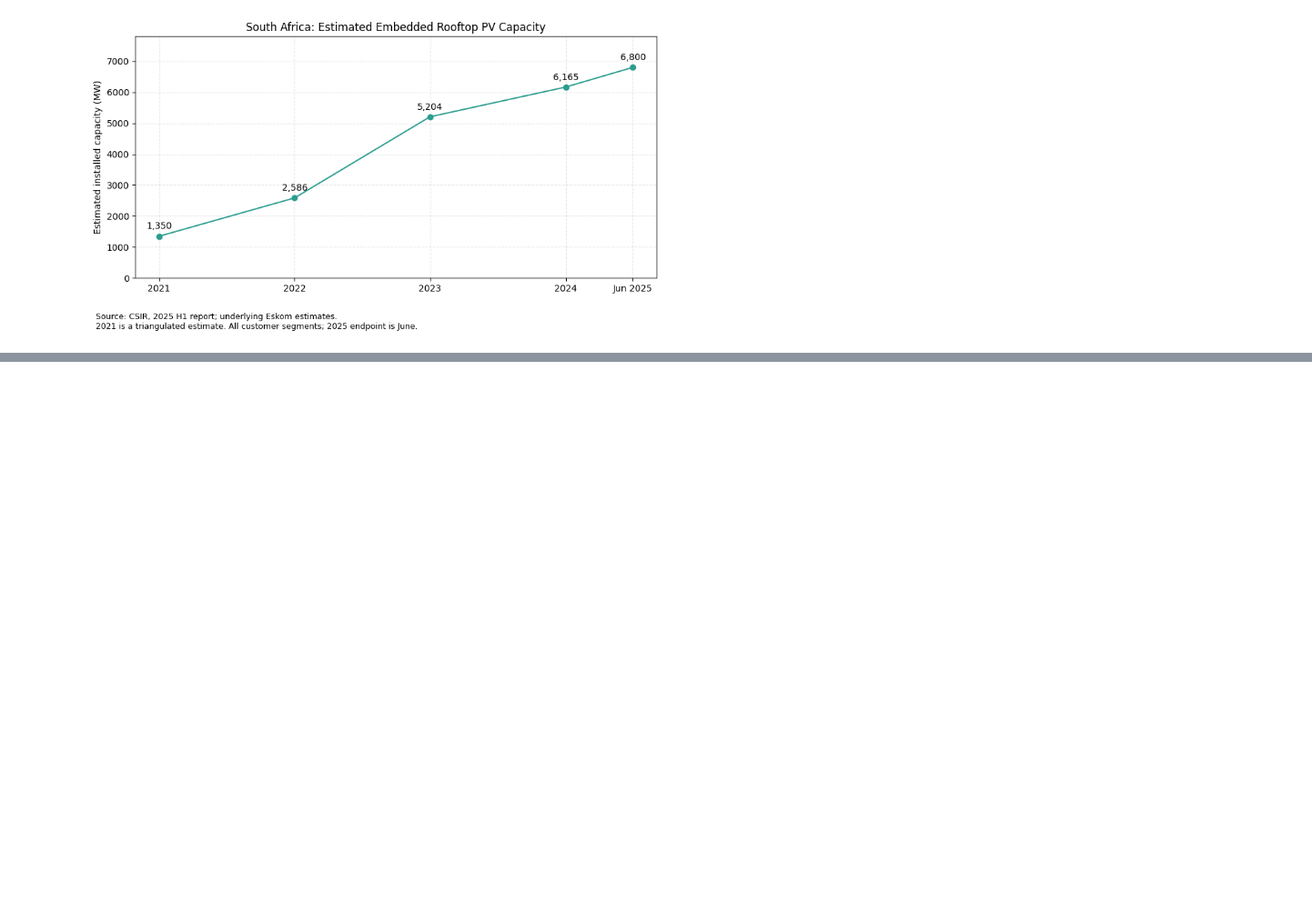
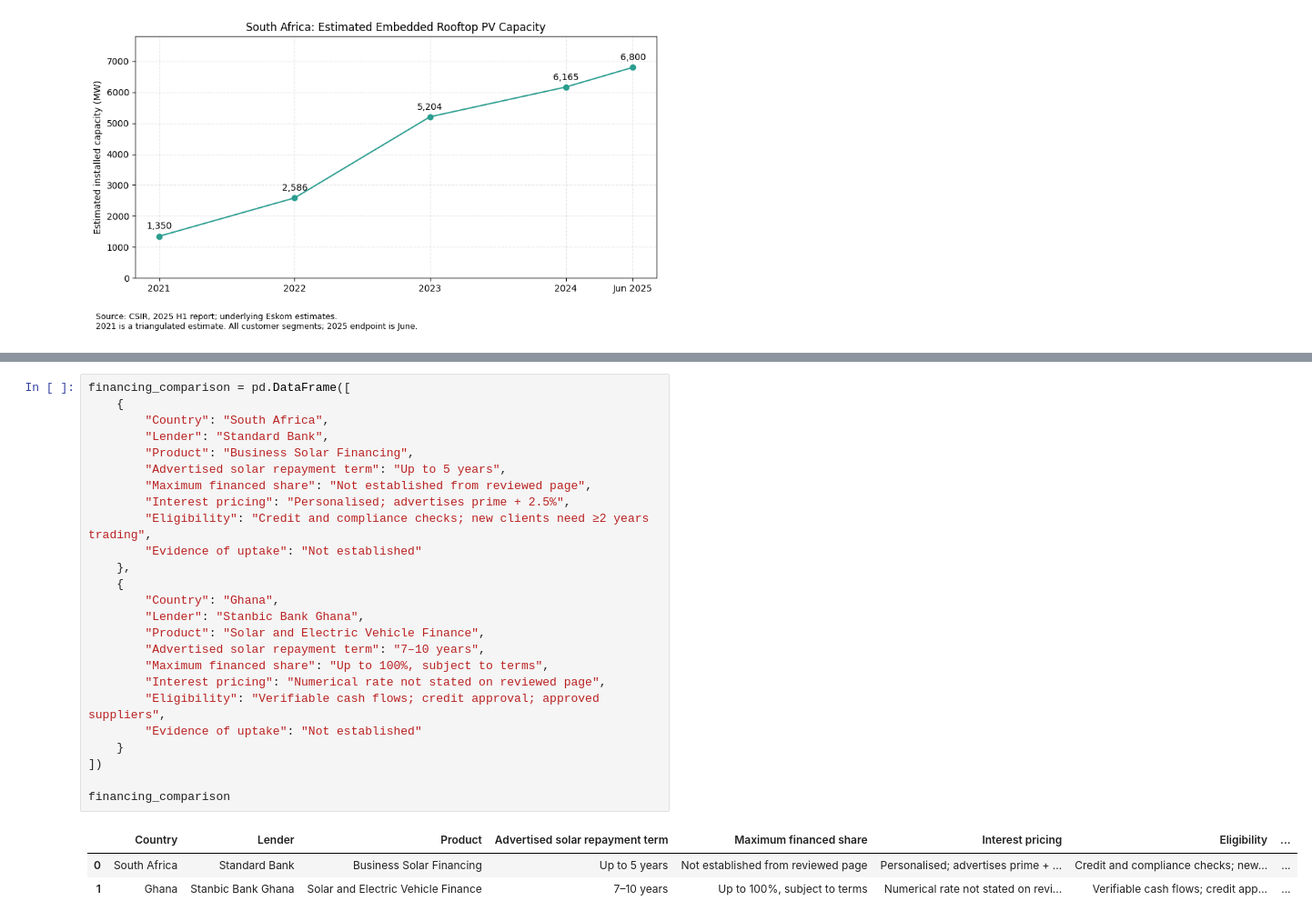
Before and after one commit to GHseyram/Ghana-energy-transition-investment-analytics, a Jupyter notebook: notebooks/06_ghana_south_africa_comparison.ipynb, the cells around one changed output, grey strips where cells are left out. Shown at 91% size. Cells and saved outputs as stored; diff of their text form; blank space fills up the shorter version.

Commit message:
Add Ghana and South Africa business solar financing comparison

```diff
--- a/notebooks/06_ghana_south_africa_comparison.ipynb
+++ b/notebooks/06_ghana_south_africa_comparison.ipynb
@@ -214,0 +276,29 @@ plt.show()
+# %%
+financing_comparison = pd.DataFrame([
+    {
+        "Country": "South Africa",
+        "Lender": "Standard Bank",
+        "Product": "Business Solar Financing",
+        "Advertised solar repayment term": "Up to 5 years",
+        "Maximum financed share": "Not established from reviewed page",
+        "Interest pricing": "Personalised; advertises prime + 2.5%",
+        "Eligibility": "Credit and compliance checks; new clients need ≥2 years trading",
+        "Evidence of uptake": "Not established"
+    },
+    {
+        "Country": "Ghana",
+        "Lender": "Stanbic Bank Ghana",
+        "Product": "Solar and Electric Vehicle Finance",
+        "Advertised solar repayment term": "7–10 years",
+        "Maximum financed share": "Up to 100%, subject to terms",
+        "Interest pricing": "Numerical rate not stated on reviewed page",
+        "Eligibility": "Verifiable cash flows; credit approval; approved suppliers",
+        "Evidence of uptake": "Not established"
+    }
+])
+
+financing_comparison
+# %% [output]
+|  | Country | Lender | Product | Advertised solar repayment term | Maximum financed share | Interest pricing | Eligibility | ... |
+| 0 | South Africa | Standard Bank | Business Solar Financing | Up to 5 years | Not established from reviewed page | Personalised; advertises prime + ... | Credit and compliance checks; new... | ... |
+| 1 | Ghana | Stanbic Bank Ghana | Solar and Electric Vehicle Finance | 7–10 years | Up to 100%, subject to terms | Numerical rate not stated on revi... | Verifiable cash flows; credit app... | ... |
```
Also changed, not shown: parts of 3 cells of this notebook.
